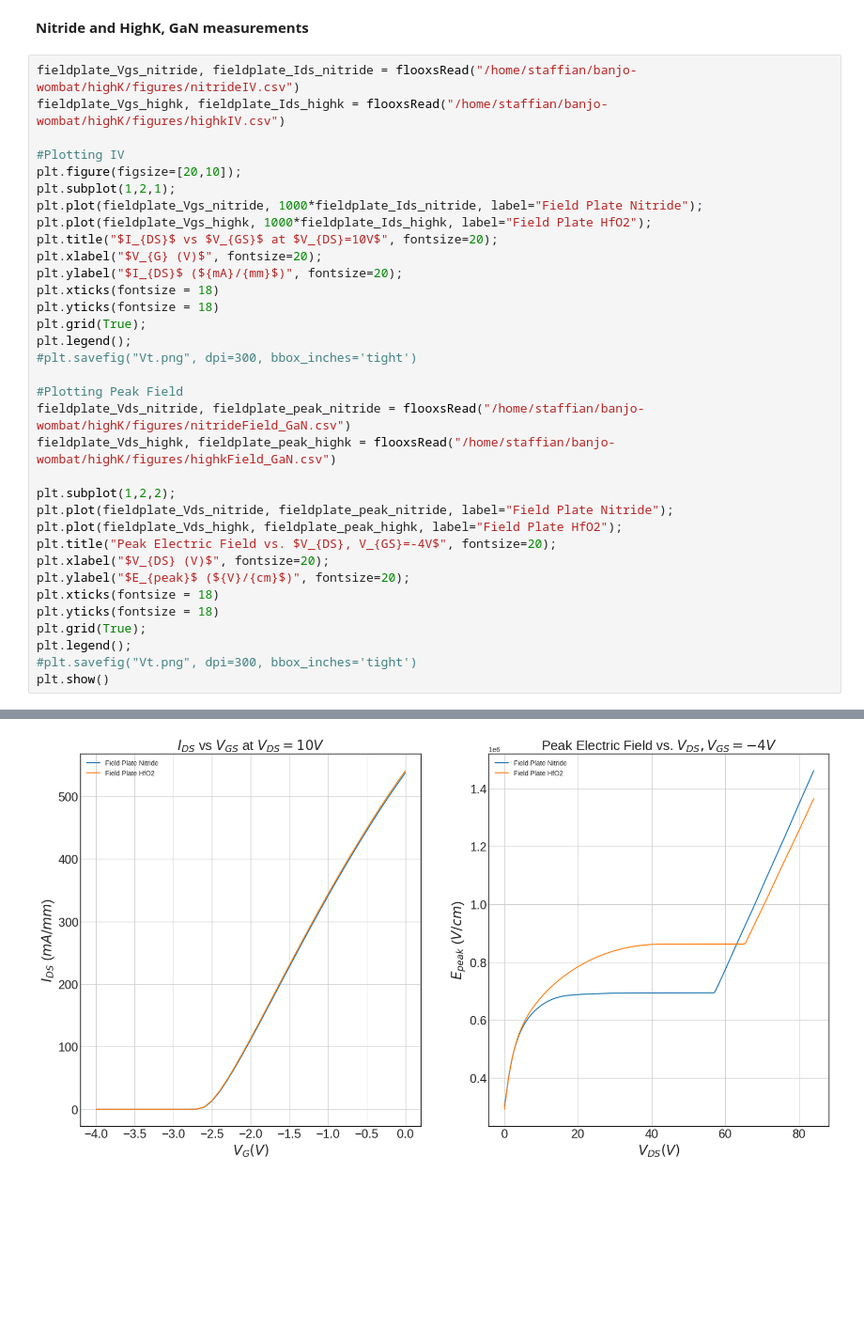
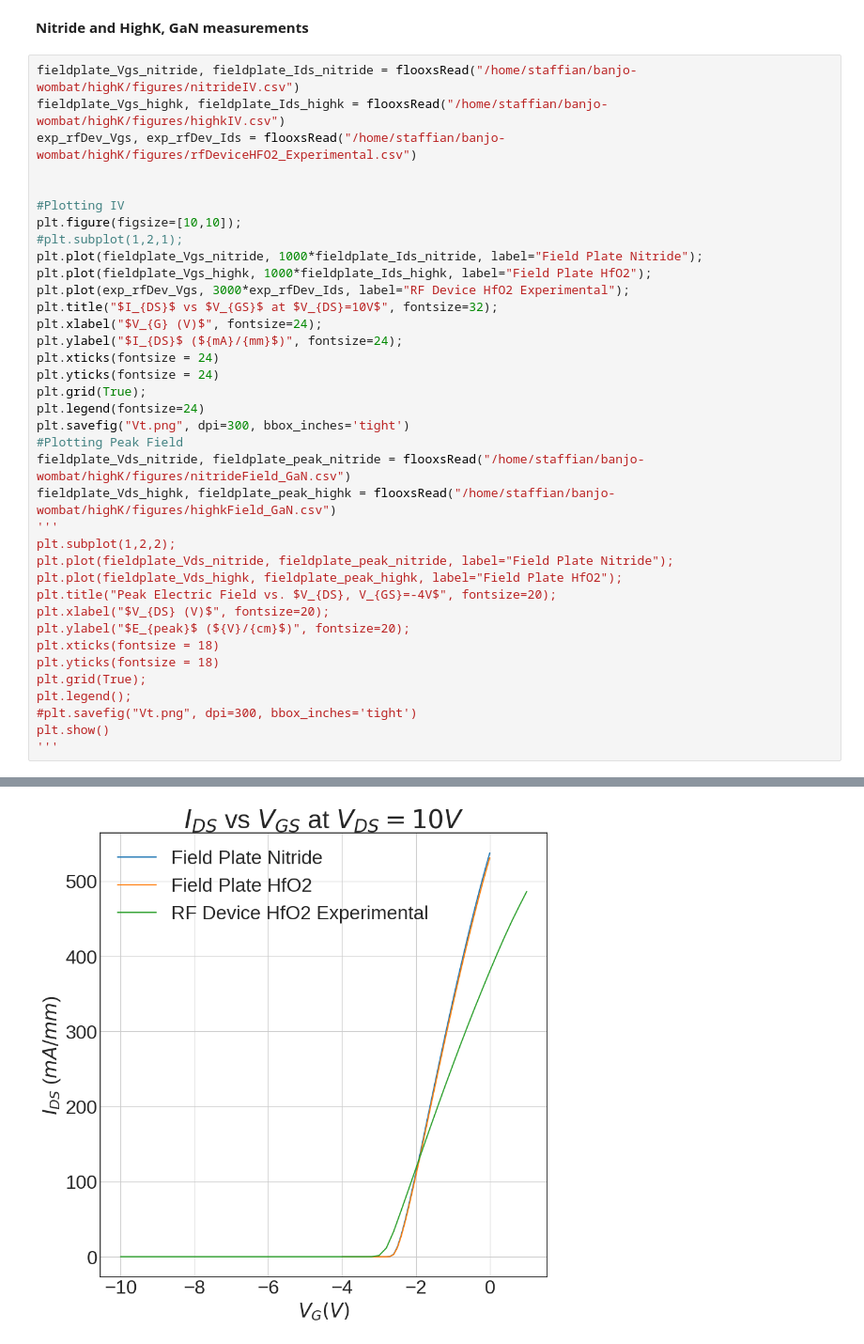
Before and after one commit to IanStafford/banjo-wombat, a Jupyter notebook: highK/figures.ipynb, the cells around one changed output, grey strips where cells are left out. Shown at 94% size. Saved outputs shown, nothing was run; the diff lists cells and outputs as text; blank space fills up the shorter version.

```diff
--- a/highK/figures.ipynb
+++ b/highK/figures.ipynb
@@ -64,25 +64,27 @@ def flooxsRead(IVFile):
 # %%
 fieldplate_Vgs_nitride, fieldplate_Ids_nitride = flooxsRead("/home/staffian/banjo-wombat/highK/figures/nitrideIV.csv")
 fieldplate_Vgs_highk, fieldplate_Ids_highk = flooxsRead("/home/staffian/banjo-wombat/highK/figures/highkIV.csv")
+exp_rfDev_Vgs, exp_rfDev_Ids = flooxsRead("/home/staffian/banjo-wombat/highK/figures/rfDeviceHFO2_Experimental.csv")
+
 
 #Plotting IV
-plt.figure(figsize=[20,10]);
-plt.subplot(1,2,1);
+plt.figure(figsize=[10,10]);
+#plt.subplot(1,2,1);
 plt.plot(fieldplate_Vgs_nitride, 1000*fieldplate_Ids_nitride, label="Field Plate Nitride");
 plt.plot(fieldplate_Vgs_highk, 1000*fieldplate_Ids_highk, label="Field Plate HfO2");
-plt.title("$I_{DS}$ vs $V_{GS}$ at $V_{DS}=10V$", fontsize=20);
-plt.xlabel("$V_{G} (V)$", fontsize=20);
-plt.ylabel("$I_{DS}$ (${mA}/{mm}$)", fontsize=20);
-plt.xticks(fontsize = 18)
-plt.yticks(fontsize = 18)
+plt.plot(exp_rfDev_Vgs, 3000*exp_rfDev_Ids, label="RF Device HfO2 Experimental");
+plt.title("$I_{DS}$ vs $V_{GS}$ at $V_{DS}=10V$", fontsize=32);
+plt.xlabel("$V_{G} (V)$", fontsize=24);
+plt.ylabel("$I_{DS}$ (${mA}/{mm}$)", fontsize=24);
+plt.xticks(fontsize = 24)
+plt.yticks(fontsize = 24)
 plt.grid(True);
-plt.legend();
-#plt.savefig("Vt.png", dpi=300, bbox_inches='tight')
-
+plt.legend(fontsize=24)
+plt.savefig("Vt.png", dpi=300, bbox_inches='tight')
 #Plotting Peak Field
 fieldplate_Vds_nitride, fieldplate_peak_nitride = flooxsRead("/home/staffian/banjo-wombat/highK/figures/nitrideField_GaN.csv")
 fieldplate_Vds_highk, fieldplate_peak_highk = flooxsRead("/home/staffian/banjo-wombat/highK/figures/highkField_GaN.csv")
-
+'''
 plt.subplot(1,2,2);
 plt.plot(fieldplate_Vds_nitride, fieldplate_peak_nitride, label="Field Plate Nitride");
 plt.plot(fieldplate_Vds_highk, fieldplate_peak_highk, label="Field Plate HfO2");
@@ -95,4 +97,5 @@ plt.grid(True);
 plt.legend();
 #plt.savefig("Vt.png", dpi=300, bbox_inches='tight')
 plt.show()
+'''
 # %% [output]
@@ -99 +103 @@ plt.show()
-[figure, old version]
+[figure, new version]
```
Also changed, not shown: parts of 5 cells of this notebook, 30 other files.
